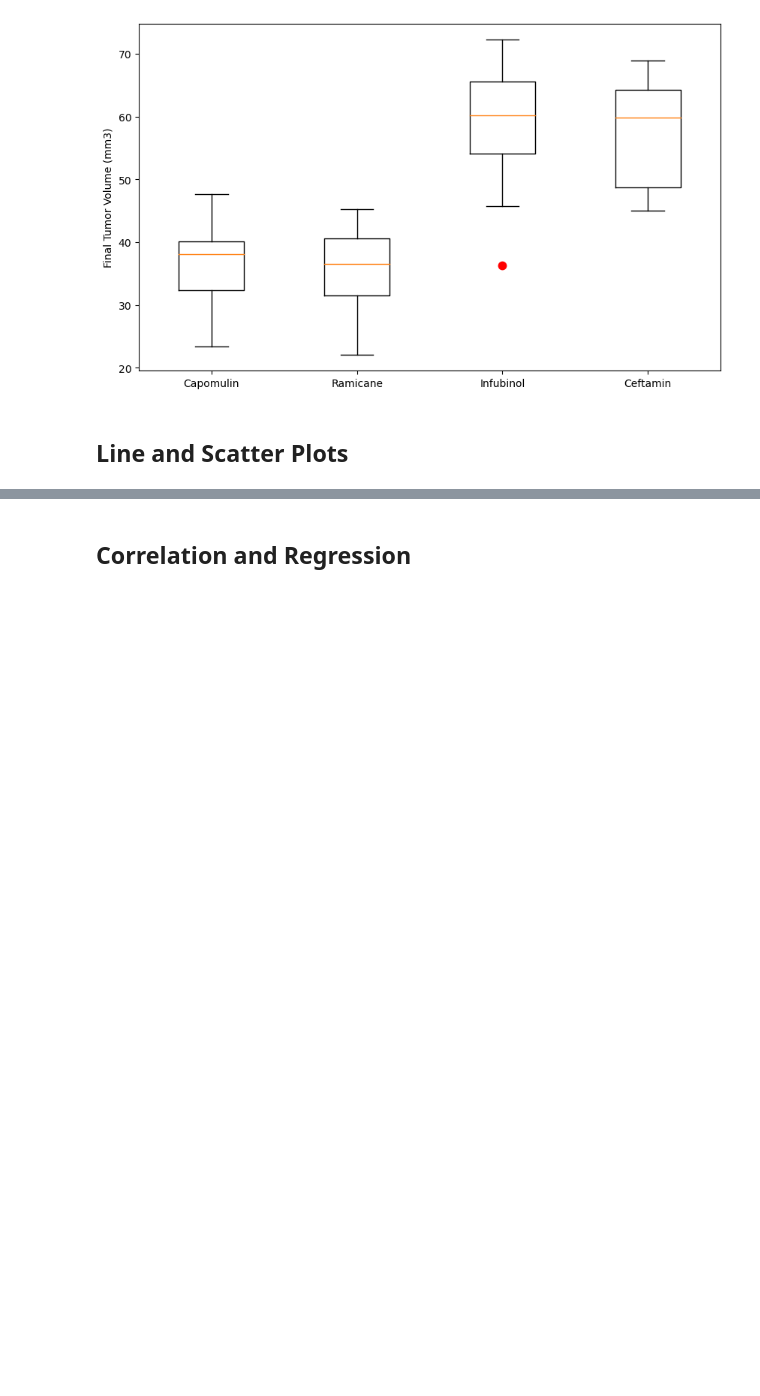
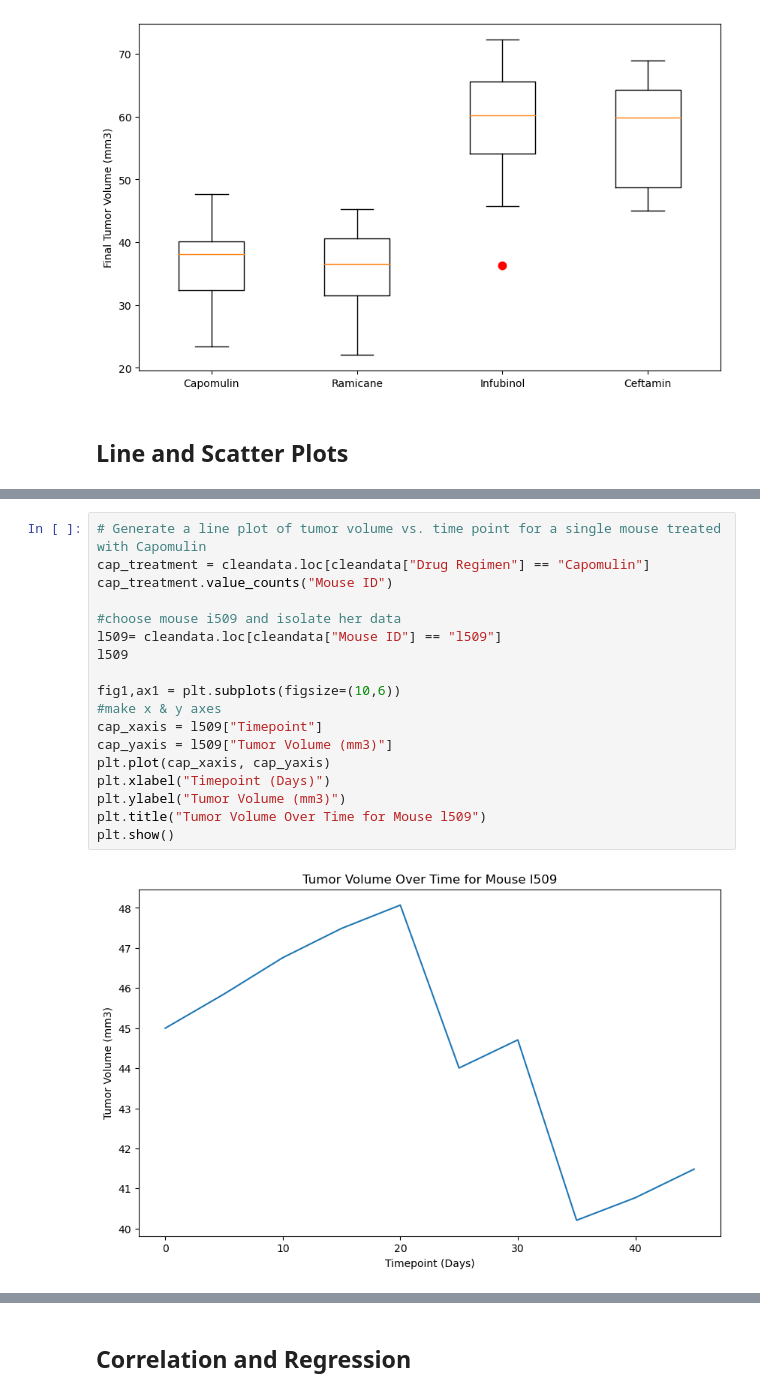
Before and after one commit to GueroGuero/matplotlib-challenge, a Jupyter notebook: Pymaceuticals/pymaceuticals_starter.ipynb, the cells around one changed output, grey strips where cells are left out. Drawn from its saved outputs; the diff is of its cells as text; blank space fills up the shorter version.

```diff
--- a/Pymaceuticals/pymaceuticals_starter.ipynb
+++ b/Pymaceuticals/pymaceuticals_starter.ipynb
@@ -274,2 +270,22 @@ plt.xticks([1, 2, 3, 4], ['Capomulin', 'Ramicane', 'Infubinol', 'Ceftamin'])
+# %%
+# Generate a line plot of tumor volume vs. time point for a single mouse treated with Capomulin
+cap_treatment = cleandata.loc[cleandata["Drug Regimen"] == "Capomulin"]
+cap_treatment.value_counts("Mouse ID")
+
+#choose mouse i509 and isolate her data
+l509= cleandata.loc[cleandata["Mouse ID"] == "l509"]
+l509
+
+fig1,ax1 = plt.subplots(figsize=(10,6))
+#make x & y axes
+cap_xaxis = l509["Timepoint"]
+cap_yaxis = l509["Tumor Volume (mm3)"]
+plt.plot(cap_xaxis, cap_yaxis)
+plt.xlabel("Timepoint (Days)")
+plt.ylabel("Tumor Volume (mm3)")
+plt.title("Tumor Volume Over Time for Mouse l509")
+plt.show()
+# %% [output]
+[figure, added]
 # %%
 # Generate a scatter plot of mouse weight vs. the average observed tumor volume for the entire Capomulin regimen
```
Also changed, not shown: parts of 5 cells of this notebook.
